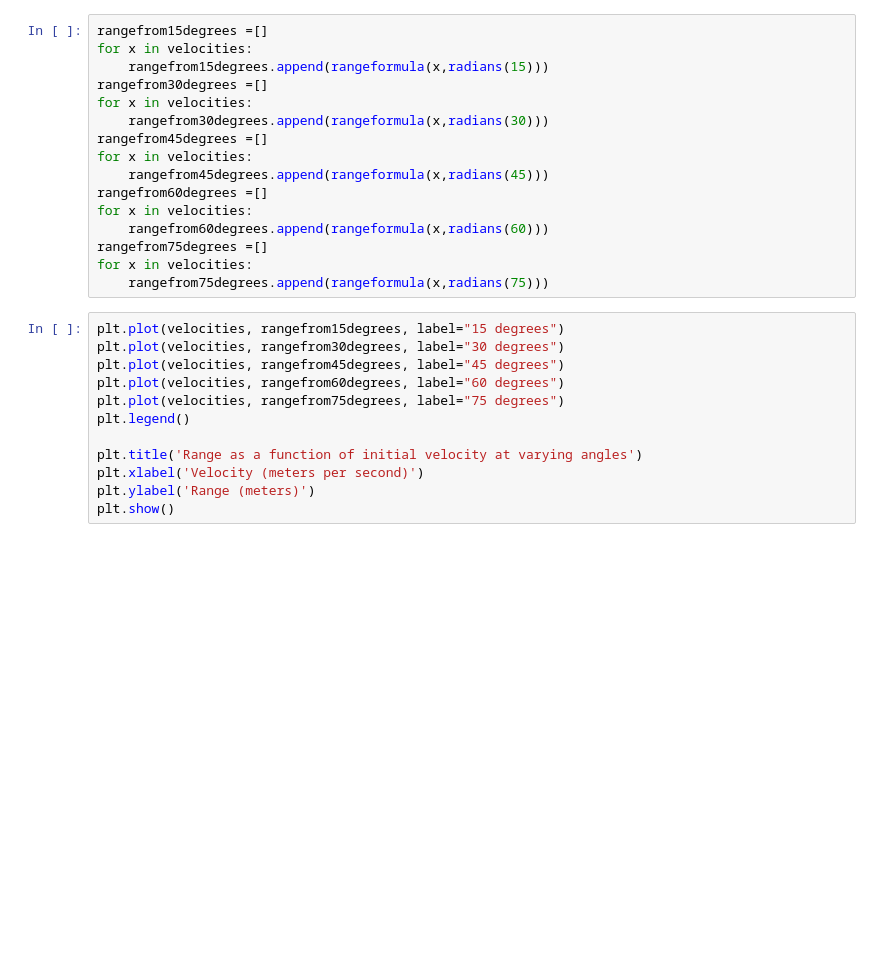
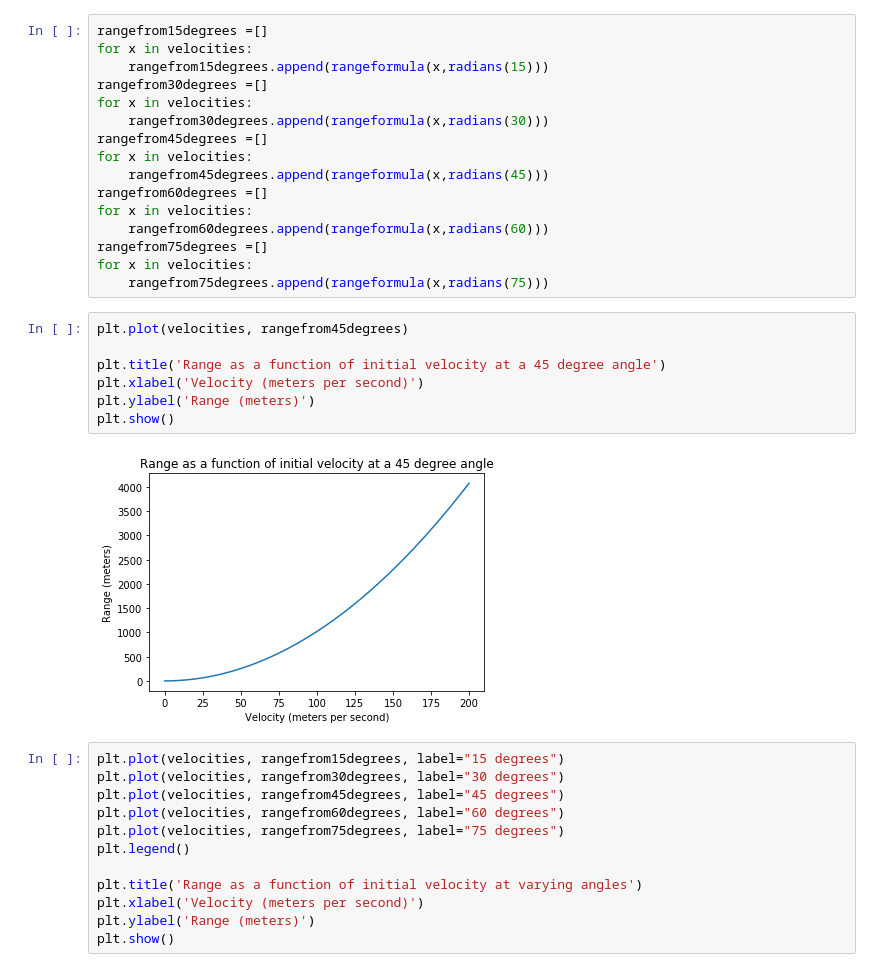
Before and after one commit to RMhanovernorwichschools/datascience, a Jupyter notebook: ballistics.ipynb, the cells around one changed output. Drawn from its saved outputs; the diff is of its cells as text; blank space fills up the shorter version.

```diff
--- a/ballistics.ipynb
+++ b/ballistics.ipynb
@@ -56,6 +52,15 @@ for x in velocities:
 rangefrom75degrees =[]
 for x in velocities:
     rangefrom75degrees.append(rangeformula(x,radians(75)))
+# %%
+plt.plot(velocities, rangefrom45degrees)
+
+plt.title('Range as a function of initial velocity at a 45 degree angle')
+plt.xlabel('Velocity (meters per second)')
+plt.ylabel('Range (meters)')
+plt.show()
+# %% [output]
+[figure, added]
 # %%
 plt.plot(velocities, rangefrom15degrees, label="15 degrees")
 plt.plot(velocities, rangefrom30degrees, label="30 degrees")
```
Also changed, not shown: parts of 2 cells of this notebook.
